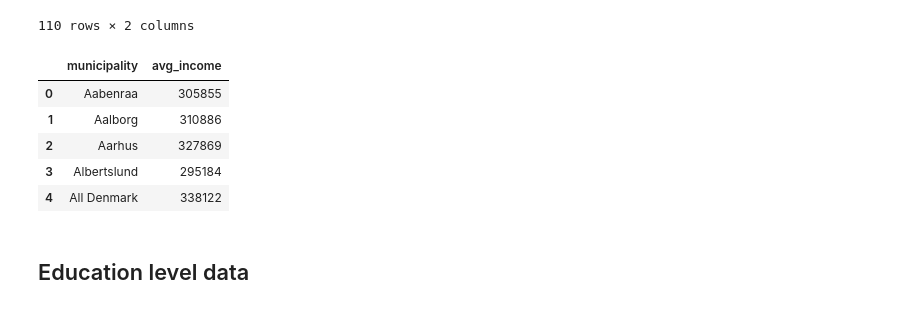
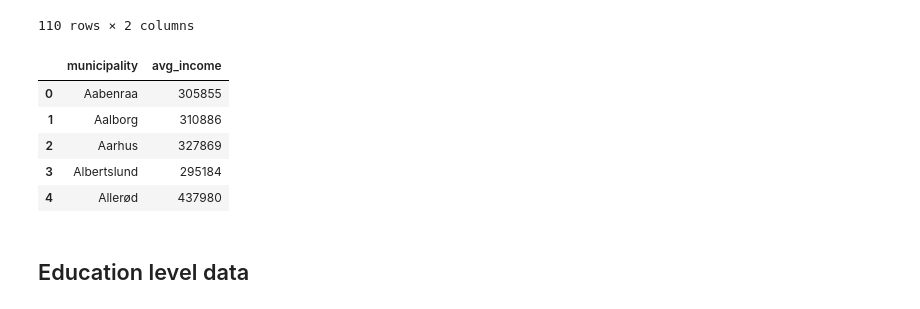
Before and after one commit to AskerNC/projects-2021-sstl, a Jupyter notebook: dataproject/dataproject.ipynb, the cells around one changed output. Drawn from its saved outputs; the diff is of its cells as text; code cells hidden in the pictures.

```diff
--- a/dataproject/dataproject.ipynb
+++ b/dataproject/dataproject.ipynb
@@ -232,15 +232,16 @@ display(inc_1)
 | 109 | Hjørring | 307772 |
 110 rows × 2 columns
 # %%
-avg_inc=inc_1.groupby(by="municipality").sum().reset_index()
+avg_inc=inc_1.groupby(by="municipality").sum()
+avg_inc = avg_inc.drop("All Denmark", axis=0).reset_index()
 avg_inc.head()
 # %% [output]
 |  | municipality | avg_income |
 | 0 | Aabenraa | 305855 |
 | 1 | Aalborg | 310886 |
 | 2 | Aarhus | 327869 |
 | 3 | Albertslund | 295184 |
-| 4 | All Denmark | 338122 |
+| 4 | Allerød | 437980 |
 # %% [markdown]
 ## Education level data
 # %% [markdown]
```
